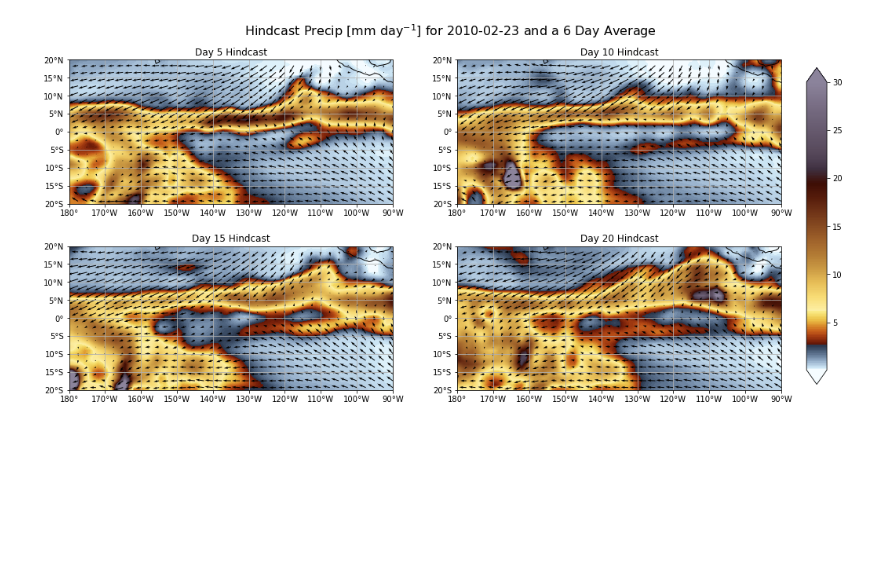
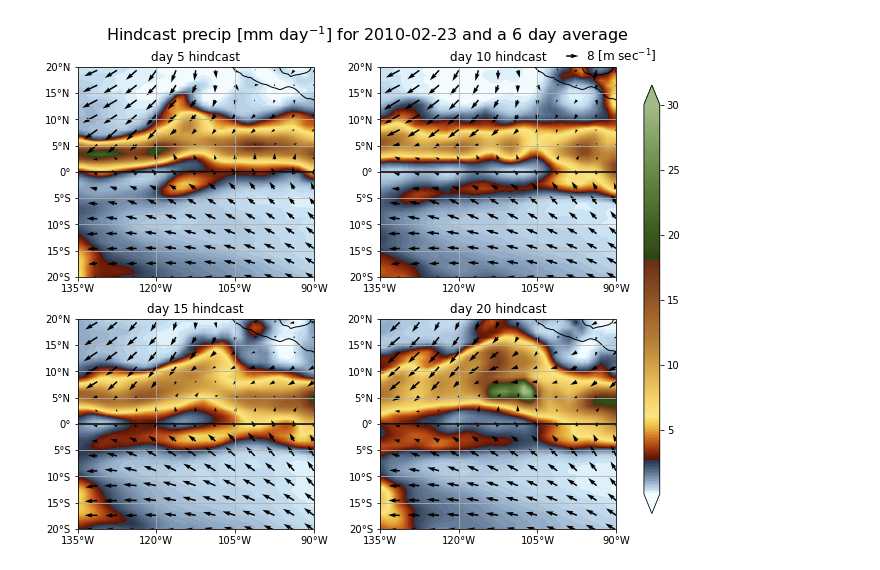
Before and after one commit to ITCZ-hindcasts/python-scripts, a Jupyter notebook: MapPlot.ipynb, the cells around one changed output. Saved outputs shown, nothing was run; the diff lists cells and outputs as text; code cells hidden in the pictures; blank space fills up the shorter version.

```diff
--- a/MapPlot.ipynb
+++ b/MapPlot.ipynb
@@ -18,22 +18,30 @@ import xesmf as xe
 # ************************************************************************************************
 
 
-#### Select the date in 'YYYY-MM-DD' format (ISO 8601 for you nerds out there) ####
+#### Select the date in 'YYYY-MM-DD' format (ISO 8601) ####
 _dayOfTheSeason = '2010-02-23'
 
 #### Select the number of days to be time averaged ####
 numDayAvg = 6
 
 # Choose region of interest
-lats =  -20
-latn =  20
-lonw = -180 # *** For longitudes west of the Prime Meridian, enter a negative number ***
+_lats =  -20
+_latn =  20
+lonw = -135 # *** For longitudes west of the Prime Meridian, enter a negative number ***
 lone = -90
 
+# User inputs no longer required
+
+# ************************************************************************************************
+# ************************************************************************************************
 # ************************************************************************************************
 
 # Convert _dayOfTheSeason to datetime64 format
 dayOfTheSeason = np.datetime64(_dayOfTheSeason)
+
+# Increase latitude range for interpolation purposes
+lats = _lats-0.5
+latn = _latn+0.5
 # %%
 ## Select the data within the user defined region of interest
 
@@ -154,10 +167,9 @@ hcastDay = [5,10,15,20]
 
 # Set the max value of the colorbar
 Vmax = 30
-# Vmax = 20
 
 # Set the density of the wind vector arrows. A greater integer reduces the density
-n = int(2)
+n = int(3)
 
 ###########################################
 
@@ -165,53 +177,58 @@ n = int(2)
 image_extent = [lonw,lone,lats,latn]
 
 # Pre-generate the subplots with a PlateCarree projection
-fig, axes = plt.subplots(nrows=2, ncols=2, figsize=(18, 8), subplot_kw=dict(projection=ccrs.PlateCarree()))
+fig, axes = plt.subplots(nrows=2, ncols=2, figsize=(11, 8.5), subplot_kw=dict(projection=ccrs.PlateCarree()))
 
 # Prepare colormap
-mycmap = cm.make_cmap('CustomColorMap1.xml')
+# mycmap = cm.make_cmap('CustomColorMap1.xml')
+mycmap = cm.make_cmap('LarsonColormap.xml')
 
 # Iterate through the subplots
 for ii, day in enumerate(hcastDay):
 
     # Plot precip in mm/day
     im = axes.flat[ii].imshow(prectPlot[day], extent=image_extent, vmax=Vmax, origin='lower',
                               interpolation='bilinear', cmap=plt.get_cmap(mycmap))
 
     # Plot horizontal wind vectors. The density of these vectors is controlled by n
-    axes.flat[ii].quiver(vbotPlot[day]['lon'][::n],   vbotPlot[day]['lat'][::n],
-                         ubotPlot[day][::n,::n], vbotPlot[day][::n,::n], transform=ccrs.PlateCarree())
+    quiv = axes.flat[ii].quiver(vbotPlot[day]['lon'][::n],   vbotPlot[day]['lat'][::n], ubotPlot[day][::n,::n],
+                                vbotPlot[day][::n,::n], transform=ccrs.PlateCarree(), width=0.0065)#, headlength=3, headwidth=2)
 
     # Set boundaries of graphs
     axes.flat[ii].set_xlim([lonw,lone])
-    axes.flat[ii].set_ylim([lats,latn])
+    axes.flat[ii].set_ylim([_lats,_latn]) # Use user specified lat values
 
     # Set asthetic constraints of the plot
-    axes.flat[ii].set_xticks(np.arange(lonw,lone+1,10), crs=ccrs.PlateCarree())
-    axes.flat[ii].set_yticks(np.arange(lats,latn+1,5),  crs=ccrs.PlateCarree())
+    axes.flat[ii].set_xticks(np.arange(lonw,lone+1,15), crs=ccrs.PlateCarree())
+    axes.flat[ii].set_yticks(np.arange(_lats,_latn+1,5),  crs=ccrs.PlateCarree())
     lon_formatter = LongitudeFormatter(zero_direction_label=True)
     lat_formatter = LatitudeFormatter()
     axes.flat[ii].xaxis.set_major_formatter(lon_formatter)
     axes.flat[ii].yaxis.set_major_formatter(lat_formatter)
     axes.flat[ii].coastlines(resolution='110m')
-    axes.flat[ii].gridlines(xlocs=np.arange(lonw,lone+1,10), ylocs=np.arange(lats,latn+1,5))
-    axes.flat[ii].title.set_text('Day '+str(day)+' Hindcast')
+    axes.flat[ii].gridlines(xlocs=np.arange(lonw,lone+1,15), ylocs=np.arange(_lats,_latn+1,5))
+    axes.flat[ii].title.set_text('day '+str(day)+' hindcast')
+    axes.flat[ii].axhline(0, color='0', linewidth = 1.5)
+
+# Create reference vector for quiver
+qk = axes.flat[ii].quiverkey(quiv, 0.84, 2.251, 8, r'8 [m sec$^{-1}$]', labelpos='E', fontproperties={'size':'large'})
 
 # The following code creates a new axes for the colorbar
-fig.subplots_adjust(right=0.825)
+fig.subplots_adjust(right=0.825) #0.825
 # Add base axis for color bar. Located at 85% from left and 15% from bottom. Width is 2% of figure. Height is 70% of figure.
 cbar_ax = fig.add_axes([0.85, 0.15, 0.02, 0.7])
 fig.colorbar(im, cax=cbar_ax, extend='both')
 
 # Set title for the entire figure
-fig.suptitle("Hindcast Precip [mm day$^{-1}$] for "+str(dayOfTheSeason)+" and a "+str(numDayAvg)+" Day Average",
+fig.suptitle("Hindcast precip [mm day$^{-1}$] for "+str(dayOfTheSeason)+" and a "+str(numDayAvg)+" day average",
              size=16,y=0.95)
 
 ## Save figure code
-plt.savefig(dir+'/'+str(dayOfTheSeason)+'with'+str(numDayAvg)+'DayAvgHindcastMapPlot', dpi=200, bbox_inches='tight')
+# plt.savefig(dir+'/'+str(dayOfTheSeason)+'with'+str(numDayAvg)+'DayAvgHindcastMapPlot', dpi=_dpi, bbox_inches='tight')
 
 plt.show()
 # %% [output]
-[figure, old version]
+[figure, new version]
 # %%
 ## Increase the spatial resolution of the hindcast dataset so that it equals the resolution of obs
 ## Then, find the absolute error between the hindcast precip and the obs precip
```
Also changed, not shown: parts of 10 cells of this notebook, 4 other files.
